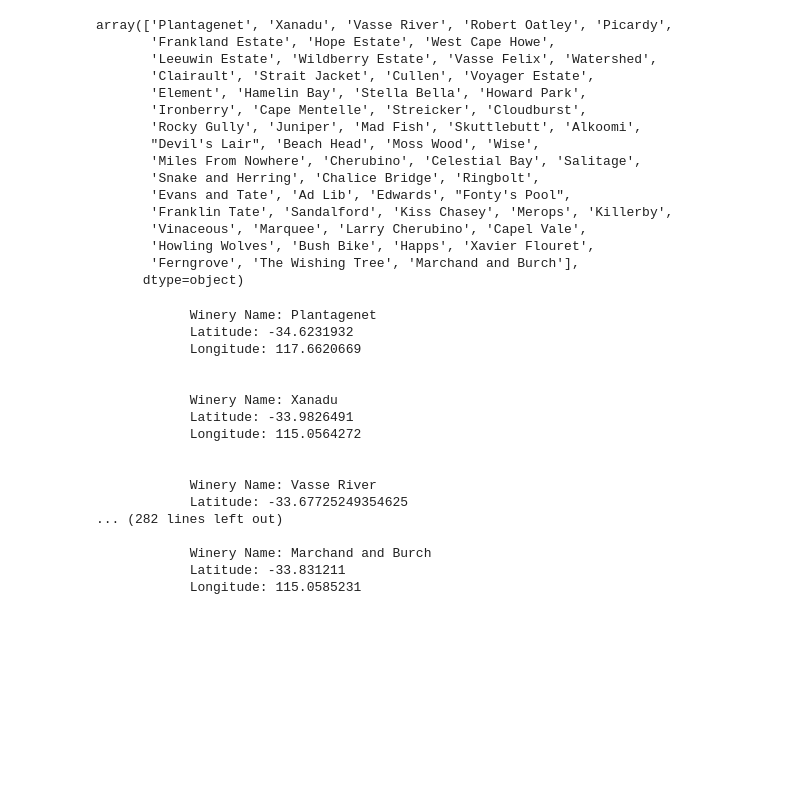
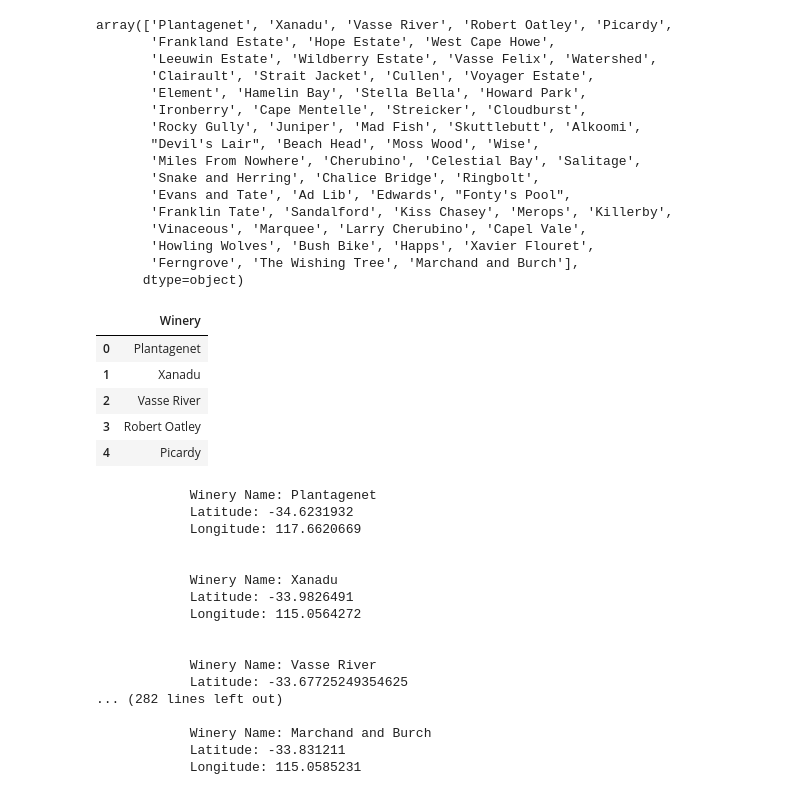
Before and after one commit to CarmenK2/ETL-project, a Jupyter notebook: vineyard.ipynb, the cells around one changed output. Drawn from its saved outputs; the diff is of its cells as text; code cells hidden in the pictures; blank space fills up the shorter version.

```diff
--- a/vineyard.ipynb
+++ b/vineyard.ipynb
@@ -192,4 +192,17 @@ array(['Plantagenet', 'Xanadu', 'Vasse River', 'Robert Oatley', 'Picardy',
        'Howling Wolves', 'Bush Bike', 'Happs', 'Xavier Flouret',
        'Ferngrove', 'The Wishing Tree', 'Marchand and Burch'],
       dtype=object)
+# %%
+Wineries_DF = pd.DataFrame(Wineries_List)
+
+Wineries_DF.columns = ["Winery"]
+
+Wineries_DF.head()
+# %% [output]
+|  | Winery |
+| 0 | Plantagenet |
+| 1 | Xanadu |
+| 2 | Vasse River |
+| 3 | Robert Oatley |
+| 4 | Picardy |
 # %%
```
Also changed, not shown: parts of 2 cells of this notebook.
